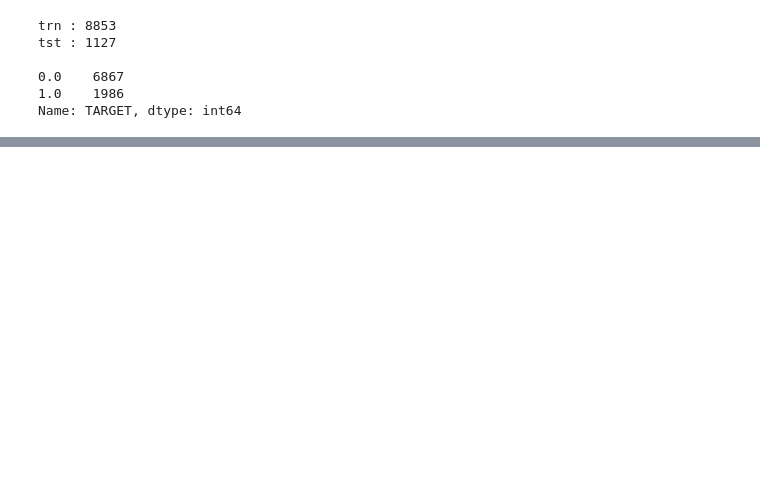
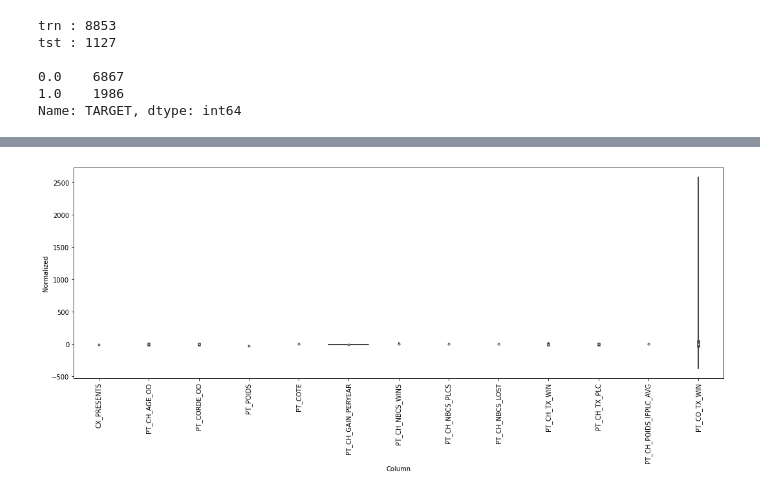
Before and after one commit to zenAurelius/rai-h-, a Jupyter notebook: TF2.ipynb, the cells around one changed output, grey strips where cells are left out. Drawn from its saved outputs; the diff is of its cells as text; code cells hidden in the pictures; blank space fills up the shorter version.

```diff
--- a/TF2.ipynb
+++ b/TF2.ipynb
@@ -1040,0 +1056,16 @@ Name: TARGET, dtype: int64
+# %%
+# Normalize la partie numerique
+train_mean = data['trn'][numerical_cols].mean()
+train_std = data['trn'][numerical_cols].std()
+
+data['trn'][numerical_cols] = (data['trn'][numerical_cols] - train_mean) / train_std
+data['tst'][numerical_cols] = (data['tst'][numerical_cols] - train_mean) / train_std
+# %%
+sel_co_norm = (sel_co[numerical_cols] - train_mean) / train_std
+df_std = (sel_co_norm - train_mean) / train_std
+df_std = df_std.melt(var_name='Column', value_name='Normalized')
+plt.figure(figsize=(18, 6))
+ax = sns.violinplot(x='Column', y='Normalized', data=df_std)
+_ = ax.set_xticklabels(sel_co_norm.keys(), rotation=90)
+# %% [output]
+[figure, added]
```
Also changed, not shown: parts of 3 cells of this notebook.
